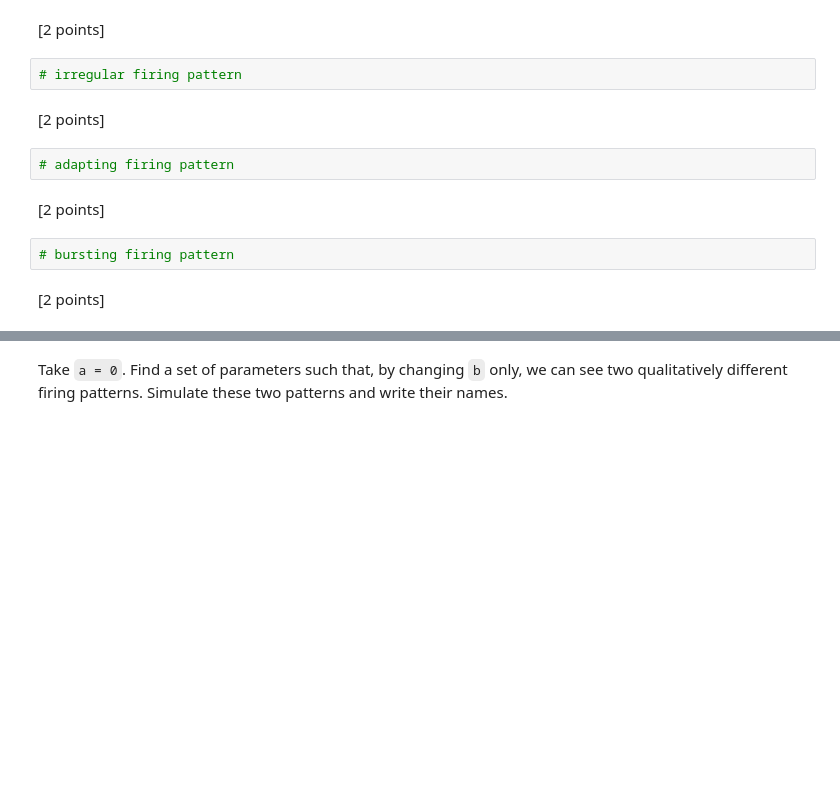
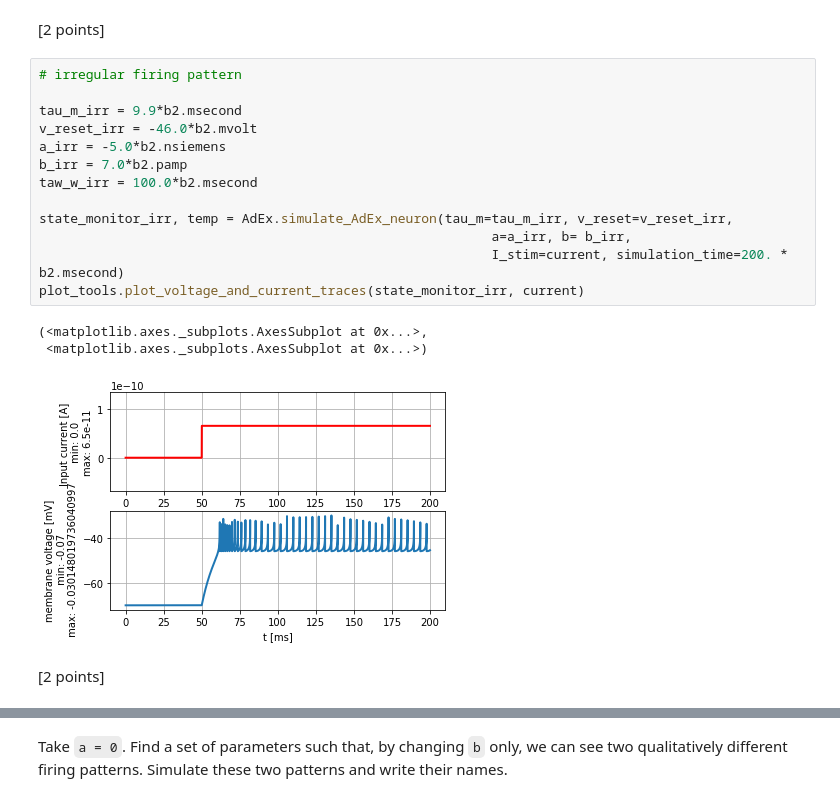
Before and after one commit to KiyarashFarivar/bmnn, a Jupyter notebook: Mini_proj1.ipynb, the cells around one changed output, grey strips where cells are left out. Cells and saved outputs as stored; diff of their text form; blank space fills up the shorter version.

```diff
--- a/Mini_proj1.ipynb
+++ b/Mini_proj1.ipynb
@@ -281,14 +324,21 @@ import brian2 as b2
 # %% [markdown]
 [2 points]
-# %%
-# irregular firing pattern
+# %%
+# irregular firing pattern
+
+tau_m_irr = 9.9*b2.msecond
+v_reset_irr = -46.0*b2.mvolt
+a_irr = -5.0*b2.nsiemens
+b_irr = 7.0*b2.pamp
+taw_w_irr = 100.0*b2.msecond
+
+state_monitor_irr, temp = AdEx.simulate_AdEx_neuron(tau_m=tau_m_irr, v_reset=v_reset_irr,
+                                                          a=a_irr, b= b_irr,
+                                                          I_stim=current, simulation_time=200. * b2.msecond)
+plot_tools.plot_voltage_and_current_traces(state_monitor_irr, current)
+# %% [output]
+(<matplotlib.axes._subplots.AxesSubplot at 0x...>,
+ <matplotlib.axes._subplots.AxesSubplot at 0x...>)
+[figure, added]
 # %% [markdown]
 [2 points]
-# %%
-# adapting firing pattern
-# %% [markdown]
-[2 points]
-# %%
-# bursting firing pattern
-# %% [markdown]
-[2 points]
```
Also changed, not shown: parts of 8 cells of this notebook.
